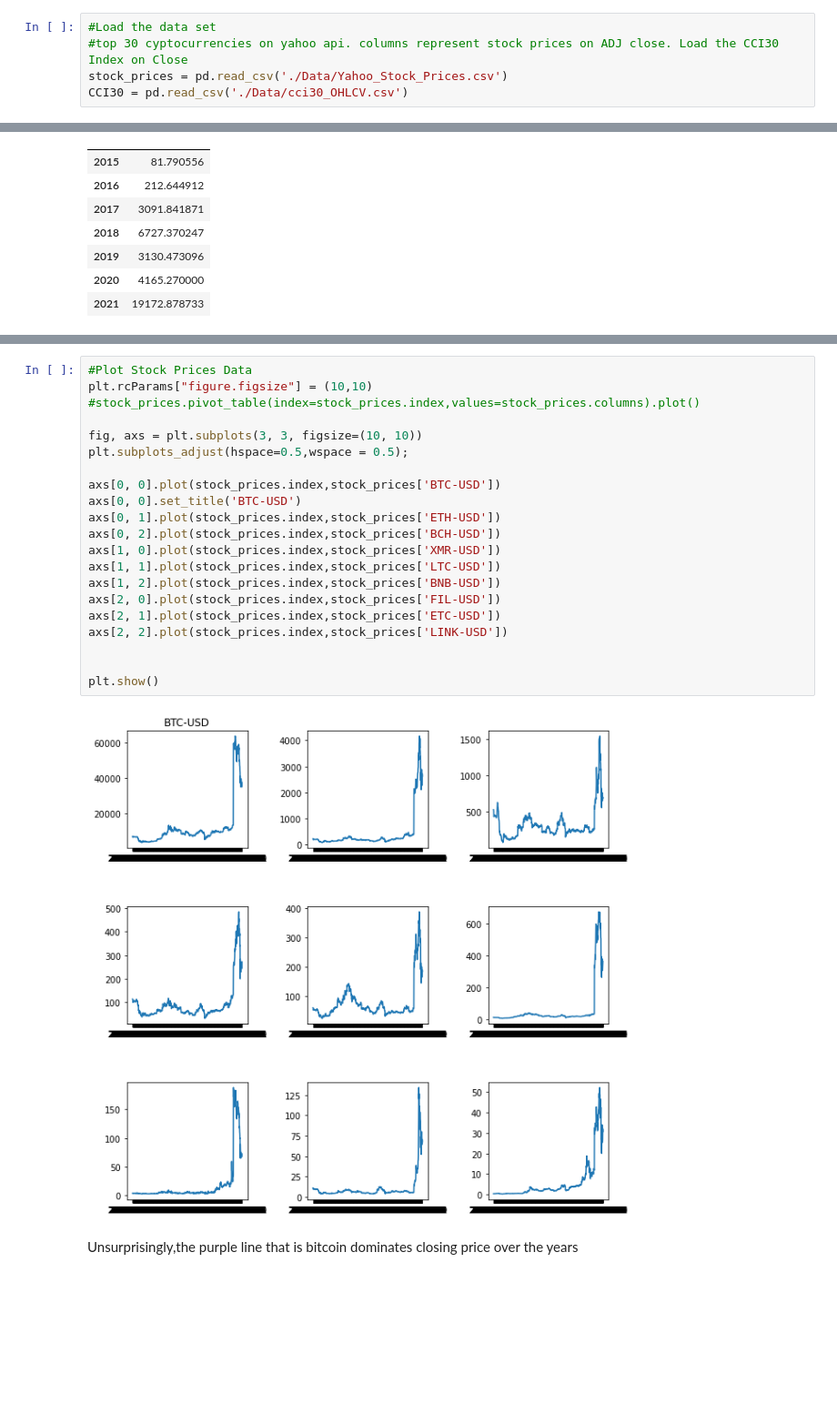
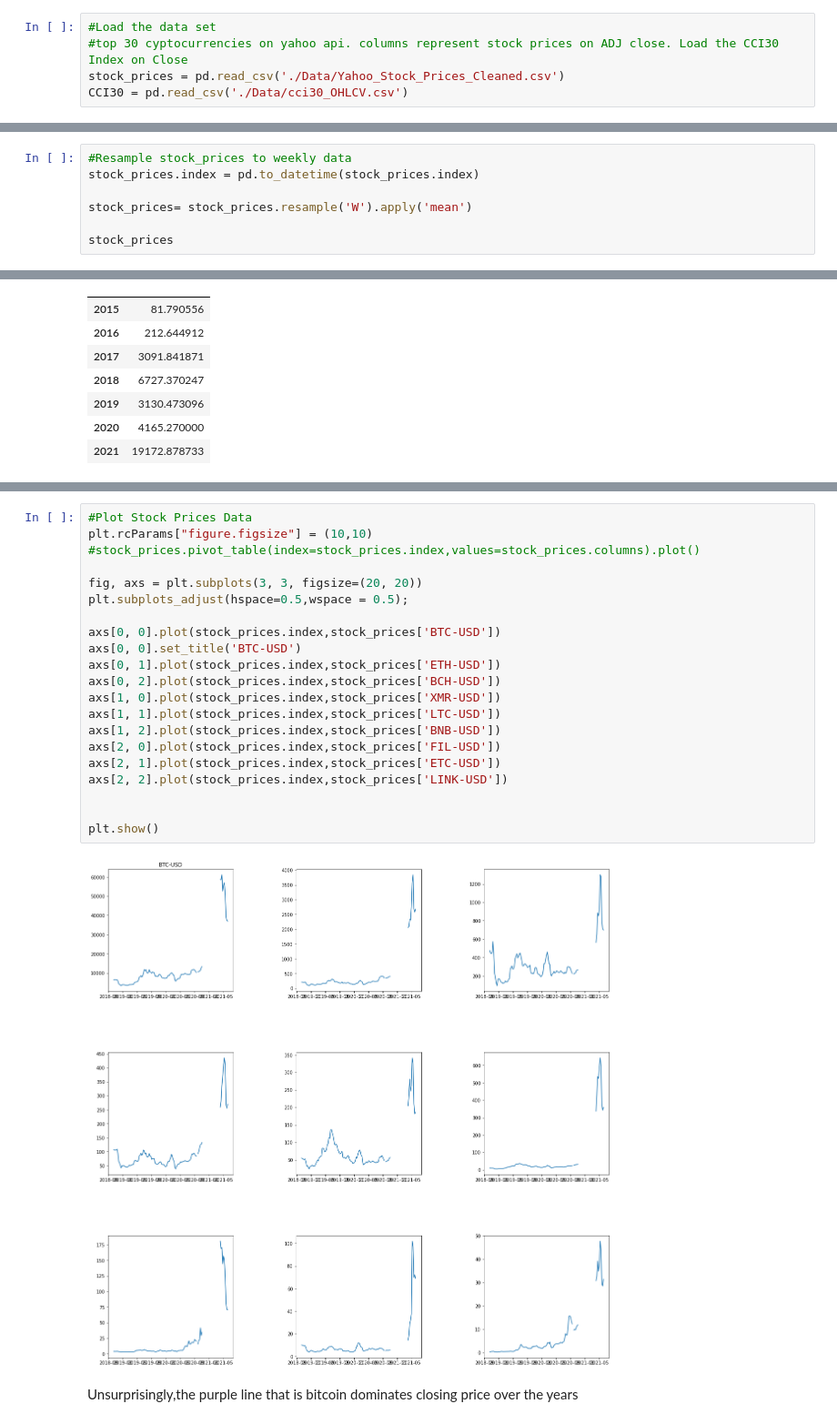
Before and after one commit to kenneykwan/Springboard, a Jupyter notebook: Capstone2-CCI30Index/Capstone 2 CCI30 Index - EDA.ipynb, the cells around one changed output, grey strips where cells are left out. Shown at 91% size. Drawn from its saved outputs; the diff is of its cells as text; blank space fills up the shorter version.

```diff
--- a/Capstone2-CCI30Index/Capstone 2 CCI30 Index - EDA.ipynb
+++ b/Capstone2-CCI30Index/Capstone 2 CCI30 Index - EDA.ipynb
@@ -10,7 +10,7 @@ from sklearn.preprocessing import scale
 # %%
 #Load the data set
 #top 30 cyptocurrencies on yahoo api. columns represent stock prices on ADJ close. Load the CCI30 Index on Close
-stock_prices = pd.read_csv('./Data/Yahoo_Stock_Prices.csv')
+stock_prices = pd.read_csv('./Data/Yahoo_Stock_Prices_Cleaned.csv')
 CCI30 = pd.read_csv('./Data/cci30_OHLCV.csv')
 # %%
 stock_prices.set_index('Date', inplace = True)
@@ -32,0 +33,7 @@ stock_prices
+# %%
+#Resample stock_prices to weekly data
+stock_prices.index = pd.to_datetime(stock_prices.index)
+
+stock_prices= stock_prices.resample('W').apply('mean')
+
+stock_prices
@@ -121,26 +149,26 @@ dtype: float64
 # %%
 #Plot Stock Prices Data
 plt.rcParams["figure.figsize"] = (10,10)
 #stock_prices.pivot_table(index=stock_prices.index,values=stock_prices.columns).plot()
 
-fig, axs = plt.subplots(3, 3, figsize=(10, 10))
+fig, axs = plt.subplots(3, 3, figsize=(20, 20))
 plt.subplots_adjust(hspace=0.5,wspace = 0.5);
 
 axs[0, 0].plot(stock_prices.index,stock_prices['BTC-USD'])
 axs[0, 0].set_title('BTC-USD')
 axs[0, 1].plot(stock_prices.index,stock_prices['ETH-USD'])
 axs[0, 2].plot(stock_prices.index,stock_prices['BCH-USD'])
 axs[1, 0].plot(stock_prices.index,stock_prices['XMR-USD'])
 axs[1, 1].plot(stock_prices.index,stock_prices['LTC-USD'])
 axs[1, 2].plot(stock_prices.index,stock_prices['BNB-USD'])
 axs[2, 0].plot(stock_prices.index,stock_prices['FIL-USD'])
 axs[2, 1].plot(stock_prices.index,stock_prices['ETC-USD'])
 axs[2, 2].plot(stock_prices.index,stock_prices['LINK-USD'])
 
 
 plt.show()
 # %% [output]
-[figure, old version]
+[figure, new version]
 # %% [markdown]
 Unsurprisingly,the purple line that is bitcoin dominates closing price over the years
 # %%
```
Also changed, not shown: parts of 7 cells of this notebook, 2 other files.
